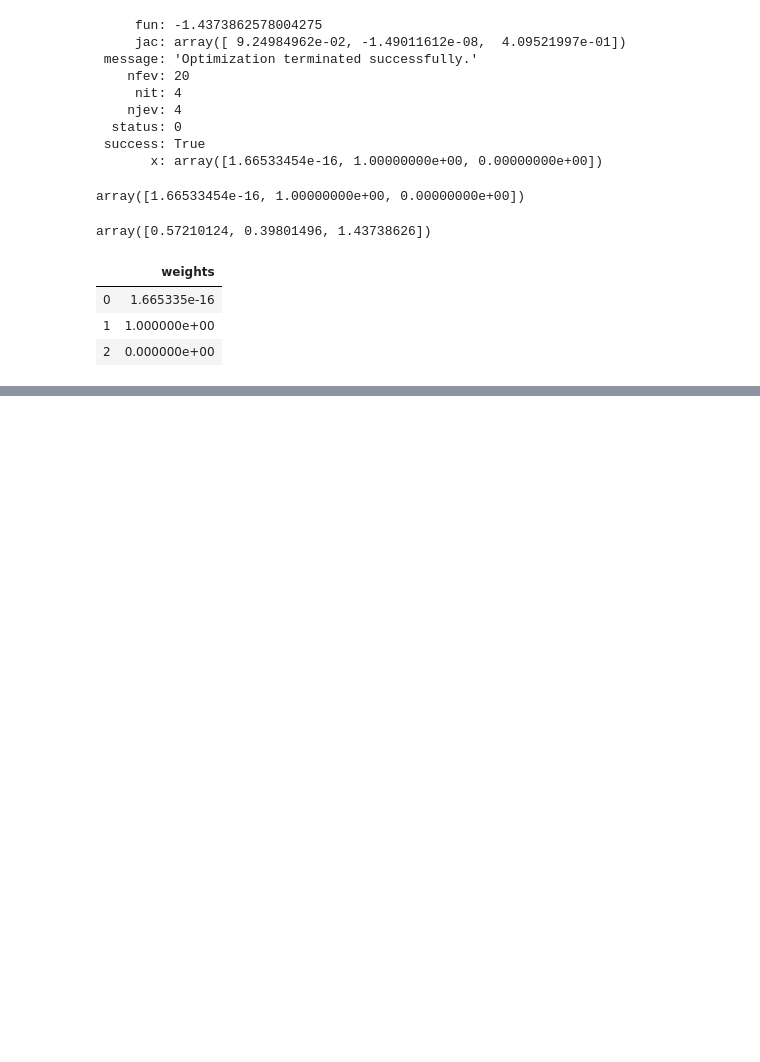
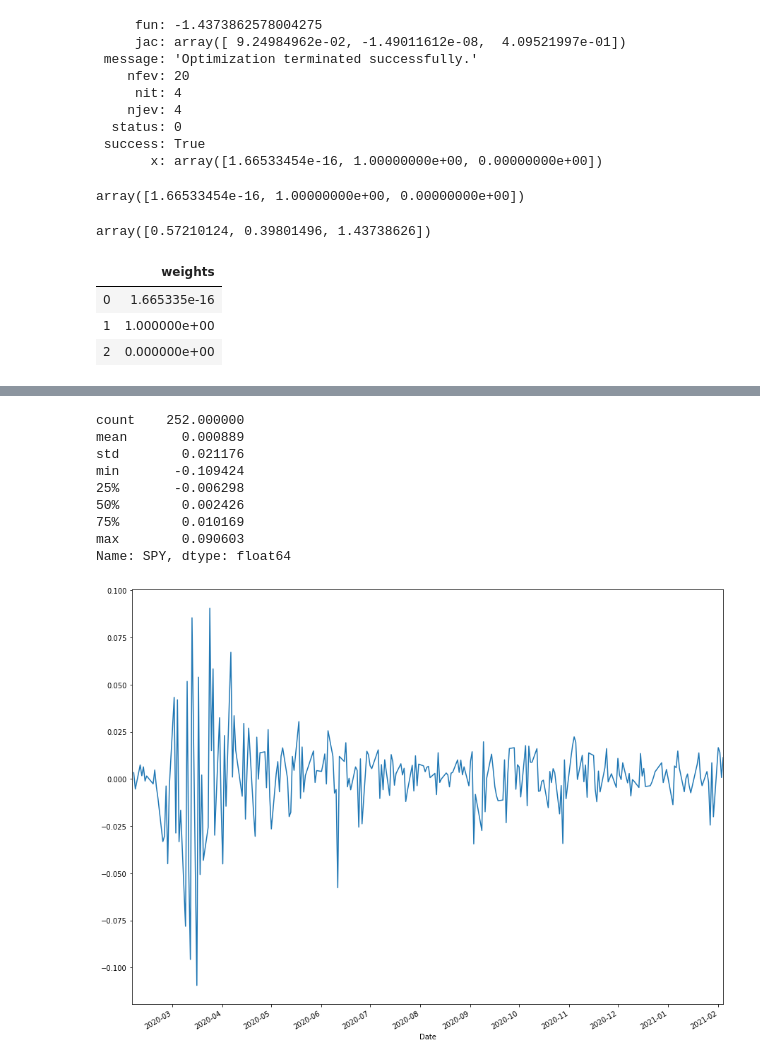
Before and after one commit to shiyu-hua/financial-modeling-project, a Jupyter notebook: financial modeling with ETFs.ipynb, the cells around one changed output, grey strips where cells are left out. Saved outputs shown, nothing was run; the diff lists cells and outputs as text; code cells hidden in the pictures; blank space fills up the shorter version.

```diff
--- a/financial modeling with ETFs.ipynb
+++ b/financial modeling with ETFs.ipynb
@@ -237,0 +306,15 @@ df
+# %%
+sp_returns= benchmark['SPY'].pct_change()
+sp_returns.plot()
+sp_returns.describe()
+# %% [output]
+count    252.000000
+mean       0.000889
+std        0.021176
+min       -0.109424
+25%       -0.006298
+50%        0.002426
+75%        0.010169
+max        0.090603
+Name: SPY, dtype: float64
+[figure, added]
```
Also changed, not shown: parts of 10 cells of this notebook.
